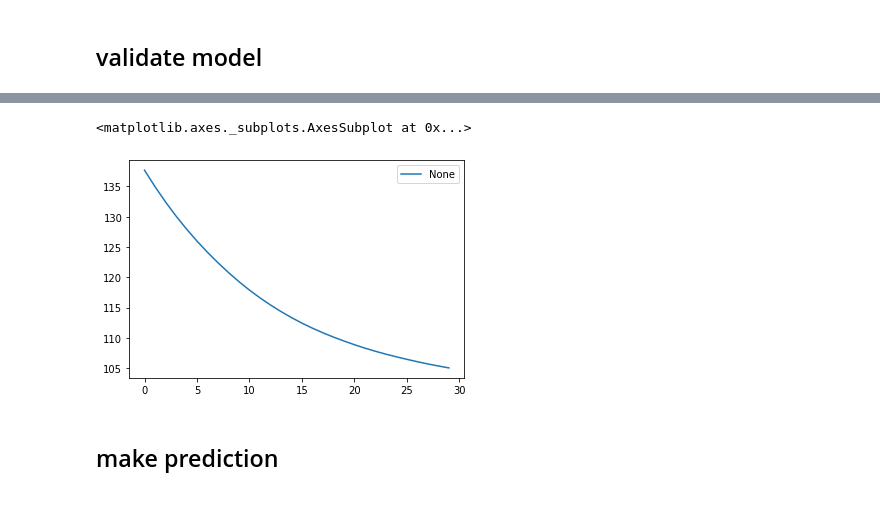
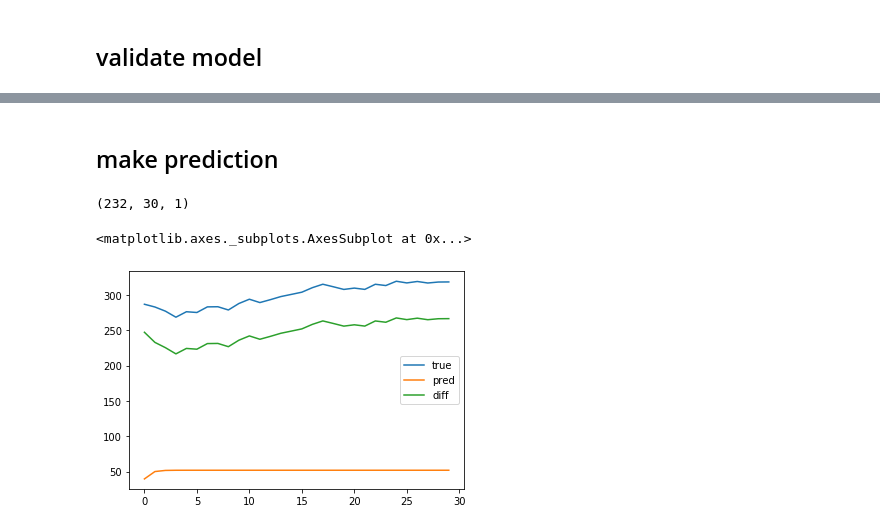
Before and after one commit to AI-lex/prognos, a Jupyter notebook: notebooks/plain_model_prediction.ipynb, the cells around one changed output, grey strips where cells are left out. Cells and saved outputs as stored; diff of their text form; code cells hidden in the pictures.

```diff
--- a/notebooks/plain_model_prediction.ipynb
+++ b/notebooks/plain_model_prediction.ipynb
@@ -194,7 +213,30 @@ pd.Series(history.history["loss"]).plot(legend="train")
-# %%
-pd.Series(history.history["val_loss"]).plot(legend="test")
-# %% [output]
-<matplotlib.axes._subplots.AxesSubplot at 0x...>
-[figure, removed]
 # %% [markdown]
 ## make prediction
+# %%
+x_test_pred = model.predict(x_test)
+# %%
+x_test_pred.shape
+# %% [output]
+(232, 30, 1)
+# %%
+x_pred = []
+x_true = []
+
+for i in range(30):
+
+    x_pred_value = x_test_pred[len(x_test_pred)-1][i][0]
+    x_pred.append(x_pred_value)
+
+    x_true_value = x_test[len(x_test)-1][i][0]
+    x_true.append(x_true_value)
+# %%
+a = pd.DataFrame({"true": x_true, "pred": x_pred})
+# %%
+a["diff"] = a["true"] - a["pred"]
+# %%
+ax1 = a["true"].plot(legend=True)
+ax2 = a["pred"].plot(legend=True,ax=ax1)
+a["diff"].plot(legend=True, ax=ax2)
+# %% [output]
+<matplotlib.axes._subplots.AxesSubplot at 0x...>
+[figure, added]
```
Also changed, not shown: parts of 7 cells of this notebook.
